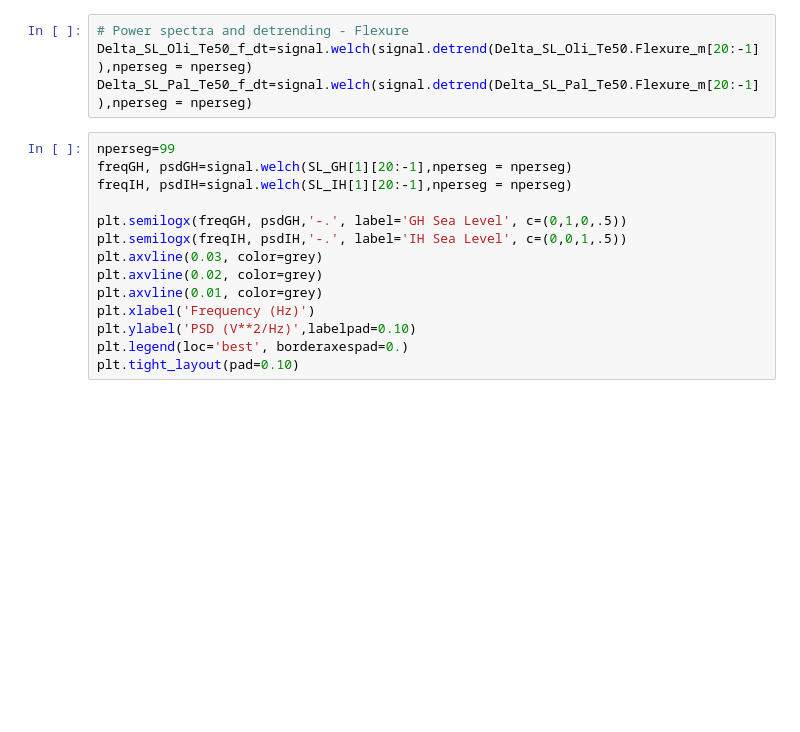
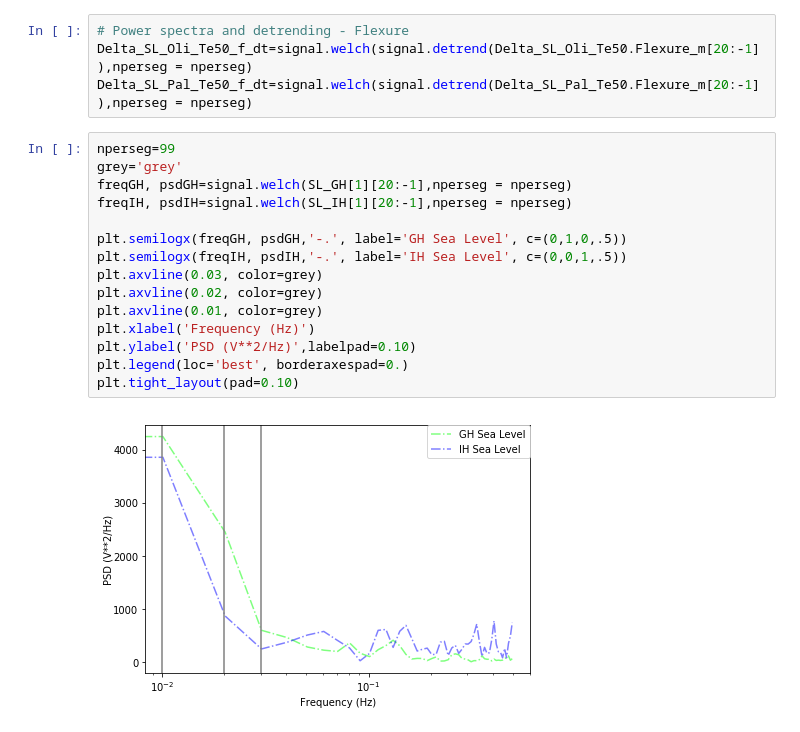
Before and after one commit to saraemp/egusphere-2023-53, a Jupyter notebook: 3_postprocessing/Figures/Fig_6.ipynb, the cells around one changed output. Saved outputs shown, nothing was run; the diff lists cells and outputs as text; blank space fills up the shorter version.

```diff
--- a/3_postprocessing/Figures/Fig_6.ipynb
+++ b/3_postprocessing/Figures/Fig_6.ipynb
@@ -611,18 +596,21 @@ Delta_SL_Oli_Te50_f_dt=signal.welch(signal.detrend(Delta_SL_Oli_Te50.Flexure_m[2
 Delta_SL_Pal_Te50_f_dt=signal.welch(signal.detrend(Delta_SL_Pal_Te50.Flexure_m[20:-1]),nperseg = nperseg)
 # %%
 nperseg=99
+grey='grey'
 freqGH, psdGH=signal.welch(SL_GH[1][20:-1],nperseg = nperseg)
 freqIH, psdIH=signal.welch(SL_IH[1][20:-1],nperseg = nperseg)
 
 plt.semilogx(freqGH, psdGH,'-.', label='GH Sea Level', c=(0,1,0,.5))
 plt.semilogx(freqIH, psdIH,'-.', label='IH Sea Level', c=(0,0,1,.5))
 plt.axvline(0.03, color=grey)
 plt.axvline(0.02, color=grey)
 plt.axvline(0.01, color=grey)
 plt.xlabel('Frequency (Hz)')
 plt.ylabel('PSD (V**2/Hz)',labelpad=0.10)
 plt.legend(loc='best', borderaxespad=0.)
 plt.tight_layout(pad=0.10)
+# %% [output]
+[figure, added]
 # %%
 fig = plt.figure(figsize = (11*3/2.54, 11/2.54))
 
```
Also changed, not shown: parts of 9 cells of this notebook, 11 other files.
